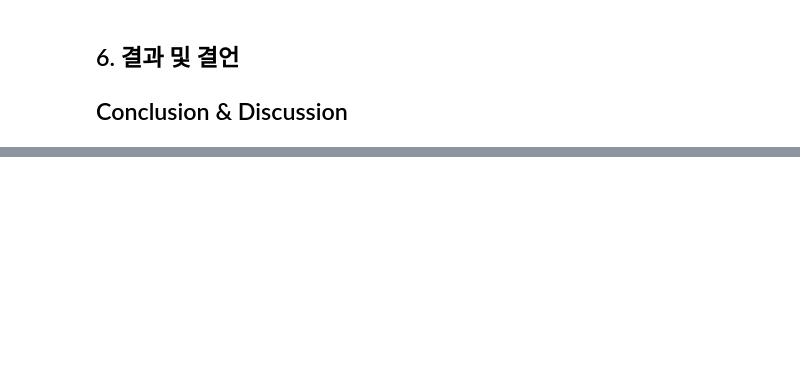
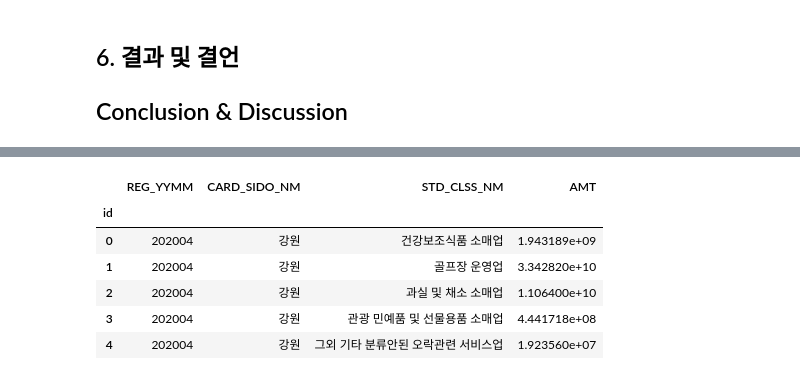
Before and after one commit to HandeulLy/Dacon, a Jupyter notebook: 3_Jeju_Card/Main_0722_EDAs.ipynb, the cells around one changed output, grey strips where cells are left out. Saved outputs shown, nothing was run; the diff lists cells and outputs as text; code cells hidden in the pictures; blank space fills up the shorter version.

```diff
--- a/3_Jeju_Card/Main_0722_EDAs.ipynb
+++ b/3_Jeju_Card/Main_0722_EDAs.ipynb
@@ -466,8 +506,16 @@ temp['STD_CLSS_NM'] = encoders['STD_CLSS_NM'].inverse_transform(temp['STD_CLSS_N
 # %%
 # 제출 파일 만들기
 submission = pd.read_csv('data/submission.csv', index_col=0)
 submission = submission.drop(['AMT'], axis=1)
 submission = submission.merge(temp, left_on=['REG_YYMM', 'CARD_SIDO_NM', 'STD_CLSS_NM'], right_on=['REG_YYMM', 'CARD_SIDO_NM', 'STD_CLSS_NM'], how='left')
 submission.index.name = 'id'
-submission.to_csv('HDLY_0717.csv', encoding='utf-8-sig')
+submission.to_csv('HDLY_0722.csv', encoding='utf-8-sig')
 submission.head()
+# %% [output]
+|  | REG_YYMM | CARD_SIDO_NM | STD_CLSS_NM | AMT |
+| id |  |  |  |  |
+| 0 | 202004 | 강원 | 건강보조식품 소매업 | 1.943189e+09 |
+| 1 | 202004 | 강원 | 골프장 운영업 | 3.342820e+10 |
+| 2 | 202004 | 강원 | 과실 및 채소 소매업 | 1.106400e+10 |
+| 3 | 202004 | 강원 | 관광 민예품 및 선물용품 소매업 | 4.441718e+08 |
+| 4 | 202004 | 강원 | 그외 기타 분류안된 오락관련 서비스업 | 1.923560e+07 |
```
Also changed, not shown: parts of 9 cells of this notebook, 10 other files.
